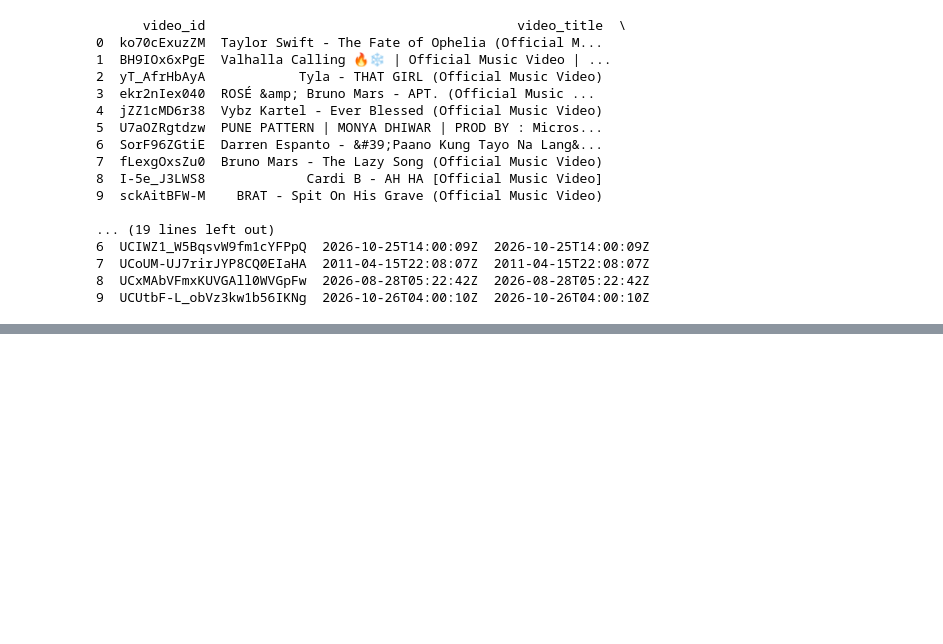
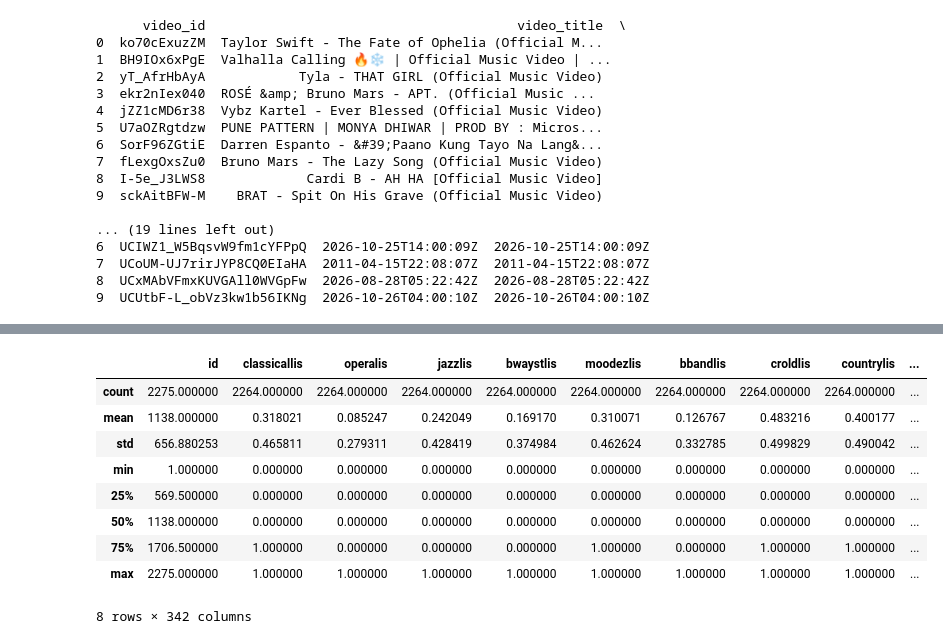
Before and after one commit to HashAlike/Music-Taste-Age, a Jupyter notebook: notebooks/exploration.ipynb, the cells around one changed output, grey strips where cells are left out. Saved outputs shown, nothing was run; the diff lists cells and outputs as text; code cells hidden in the pictures; blank space fills up the shorter version.

```diff
--- a/notebooks/exploration.ipynb
+++ b/notebooks/exploration.ipynb
@@ -329,0 +334,2 @@ x
+# %%
+ssi= pd.read_csv("/home/hashalike/Belgeler/Yazılım/Projeler/Music Taste & Age/SSI-2012/data/clean/ssi2012_cleaned.csv")
@@ -329,0 +357,13 @@ x
+# %%
+ssi.describe()
+# %% [output]
+|  | id | classicallis | operalis | jazzlis | bwaystlis | moodezlis | bbandlis | croldlis | countrylis | ... |
+| count | 2275.000000 | 2264.000000 | 2264.000000 | 2264.000000 | 2264.000000 | 2264.000000 | 2264.000000 | 2264.000000 | 2264.000000 | ... |
+| mean | 1138.000000 | 0.318021 | 0.085247 | 0.242049 | 0.169170 | 0.310071 | 0.126767 | 0.483216 | 0.400177 | ... |
+| std | 656.880253 | 0.465811 | 0.279311 | 0.428419 | 0.374984 | 0.462624 | 0.332785 | 0.499829 | 0.490042 | ... |
+| min | 1.000000 | 0.000000 | 0.000000 | 0.000000 | 0.000000 | 0.000000 | 0.000000 | 0.000000 | 0.000000 | ... |
+| 25% | 569.500000 | 0.000000 | 0.000000 | 0.000000 | 0.000000 | 0.000000 | 0.000000 | 0.000000 | 0.000000 | ... |
+| 50% | 1138.000000 | 0.000000 | 0.000000 | 0.000000 | 0.000000 | 0.000000 | 0.000000 | 0.000000 | 0.000000 | ... |
+| 75% | 1706.500000 | 1.000000 | 0.000000 | 0.000000 | 0.000000 | 1.000000 | 0.000000 | 1.000000 | 1.000000 | ... |
+| max | 2275.000000 | 1.000000 | 1.000000 | 1.000000 | 1.000000 | 1.000000 | 1.000000 | 1.000000 | 1.000000 | ... |
+8 rows × 342 columns
```
Also changed, not shown: parts of 5 cells of this notebook.
